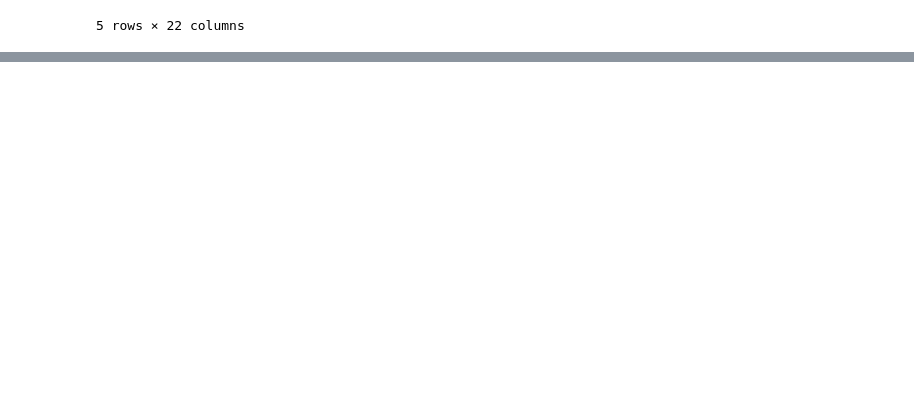
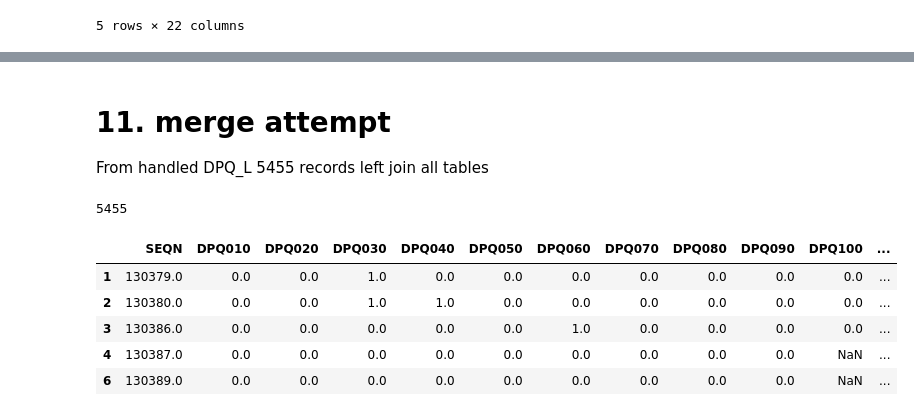
Before and after one commit to shubin-li/fairness-ml-pipeline, a Jupyter notebook: src/nhanes/notebooks/data_exploration.ipynb, the cells around one changed output, grey strips where cells are left out. Cells and saved outputs as stored; diff of their text form; code cells hidden in the pictures; blank space fills up the shorter version.

```diff
--- a/src/nhanes/notebooks/data_exploration.ipynb
+++ b/src/nhanes/notebooks/data_exploration.ipynb
@@ -713,0 +788,19 @@ bmx.head()
+# %% [markdown]
+# 11. merge  attempt
+
+From handled DPQ_L 5455 records left join all tables
+# %%
+depresstion_valid=depresstion_clean[depresstion_clean['total'].notna()]
+# %%
+len(depresstion_valid)
+# %% [output]
+5455
+# %%
+depresstion_valid.head()
+# %% [output]
+|  | SEQN | DPQ010 | DPQ020 | DPQ030 | DPQ040 | DPQ050 | DPQ060 | DPQ070 | DPQ080 | DPQ090 | DPQ100 | ... |
+| 1 | 130379.0 | 0.0 | 0.0 | 1.0 | 0.0 | 0.0 | 0.0 | 0.0 | 0.0 | 0.0 | 0.0 | ... |
+| 2 | 130380.0 | 0.0 | 0.0 | 1.0 | 1.0 | 0.0 | 0.0 | 0.0 | 0.0 | 0.0 | 0.0 | ... |
+| 3 | 130386.0 | 0.0 | 0.0 | 0.0 | 0.0 | 0.0 | 1.0 | 0.0 | 0.0 | 0.0 | 0.0 | ... |
+| 4 | 130387.0 | 0.0 | 0.0 | 0.0 | 0.0 | 0.0 | 0.0 | 0.0 | 0.0 | 0.0 | NaN | ... |
+| 6 | 130389.0 | 0.0 | 0.0 | 0.0 | 0.0 | 0.0 | 0.0 | 0.0 | 0.0 | 0.0 | NaN | ... |
```
Also changed, not shown: parts of 12 cells of this notebook.
